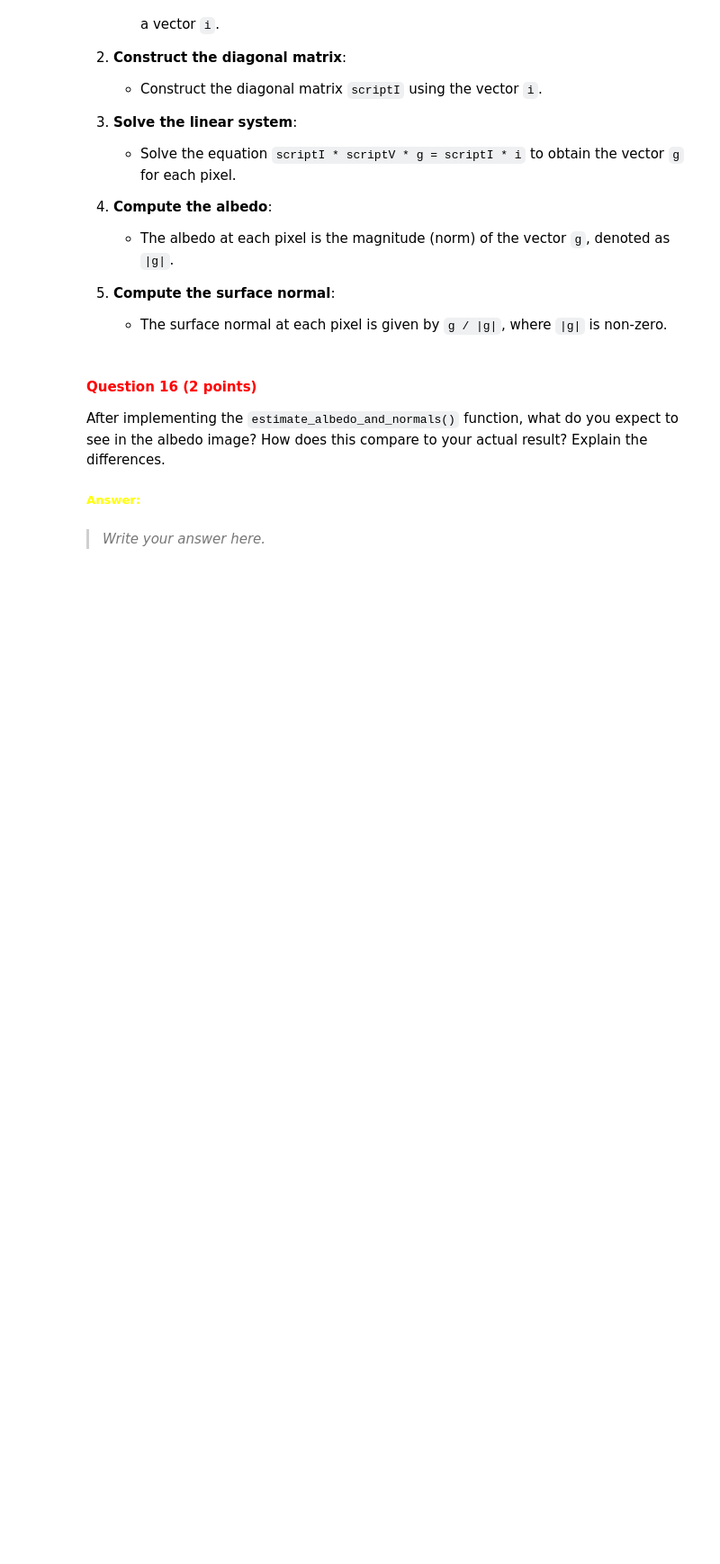
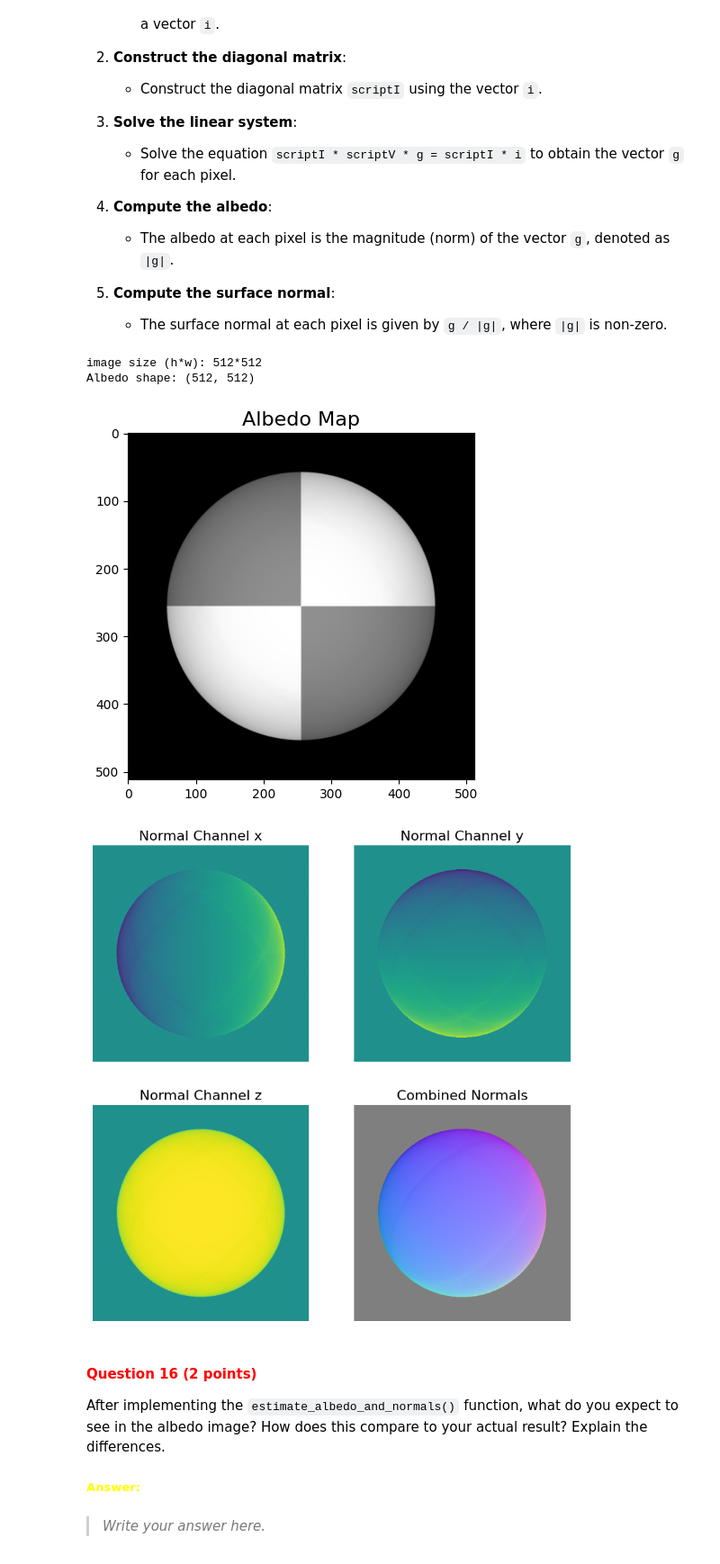
Before and after one commit to whodatbo1/cv1-lab-1, a Jupyter notebook: cv1-lab-1.ipynb, the cells around one changed output. Shown at 90% size. Cells and saved outputs as stored; diff of their text form; code cells hidden in the pictures; blank space fills up the shorter version.

```diff
--- a/cv1-lab-1.ipynb
+++ b/cv1-lab-1.ipynb
@@ -883,18 +883,46 @@ def estimate_albedo_and_normals(image_stack, scriptV, shadow_trick=True):
     normal = np.zeros([h, w, 3])
 
     # YOUR CODE HERE
+    for i in range(h):
+        for j in range(w):
+            # extract the intensity vector for the pixel at (i, j)
+            I = image_stack[i, j, :]  # vector of intensities from the image stack (length n)
+
+            if shadow_trick:
+                # apply shadow trick: only consider positive intensities
+                V = scriptV * (I > 0)[:, np.newaxis]  # zero out the lighting directions for shadowed pixels
+                I = I * (I > 0)  # zero out the intensities for shadowed pixels
+            else:
+                V = scriptV
+
+            # solve the linear system using least squares to find the normal vector and albedo
+            g, _, _, _ = np.linalg.lstsq(V, I, rcond=None)
+
+            # albedo is the magnitude of the normal vector
+            albedo[i, j] = np.linalg.norm(g)
+
+            if albedo[i, j] > 0:
+                # normal is the normalized g vector
+                normal[i, j, :] = g / albedo[i, j]
+            else:
+                normal[i, j, :] = np.zeros(3)  # no normal if albedo is zero
 
 
     return albedo, normal
 # %%
 # load synthetic images for SphereGray5
-# YOUR CODE HERE
+[image_stack, scriptV] = load_synthetic_images('./photometrics_images/SphereGray5/')
 
 # estimate albedo and normals
-# YOUR CODE HERE
+albedo, normals_s5 = estimate_albedo_and_normals(image_stack, scriptV)
 
 # show results
-# YOUR CODE HERE
+show_results(albedo, normals_s5)
+# %% [output]
+image size (h*w): 512*512
+Albedo shape: (512, 512)
+[figure, added]
+[figure, added]
 # %% [markdown]
 <a id="question-16"></a>
 #### <font color='#FF0000'>Question 16 (2 points)</font>
```
Also changed, not shown: parts of 12 cells of this notebook.
